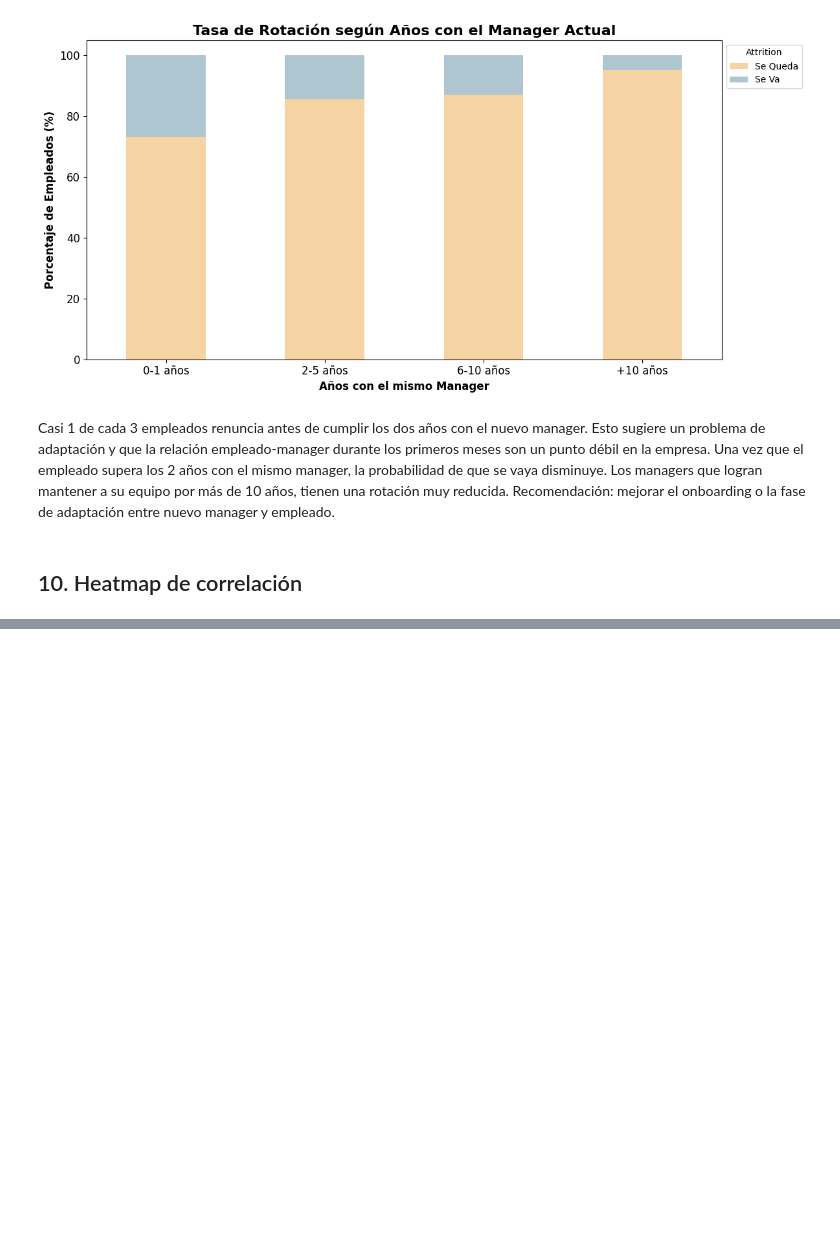
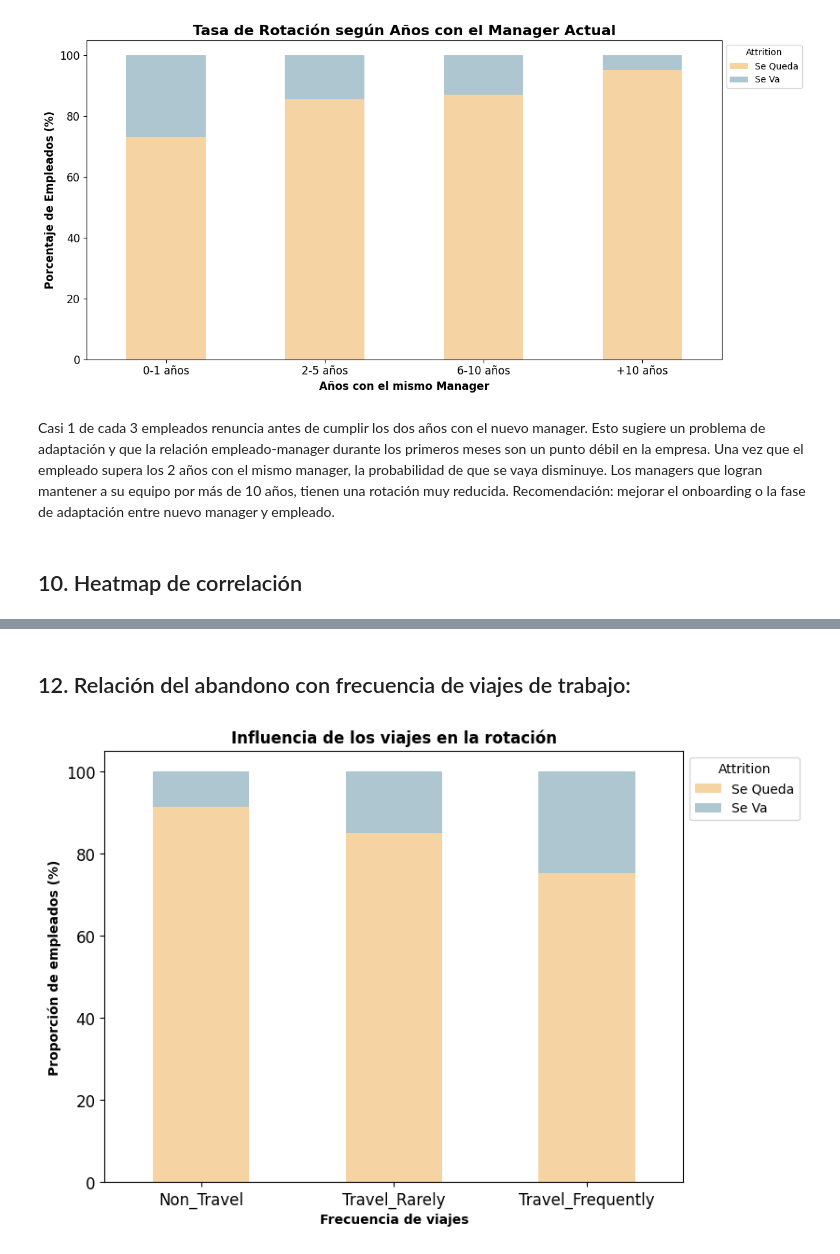
Before and after one commit to eva5ferrer/project-da-promo-63-modulo-3-team-1, a Jupyter notebook: fase-3-visualizacion.ipynb, the cells around one changed output, grey strips where cells are left out. Drawn from its saved outputs; the diff is of its cells as text; code cells hidden in the pictures; blank space fills up the shorter version.

```diff
--- a/fase-3-visualizacion.ipynb
+++ b/fase-3-visualizacion.ipynb
@@ -316,0 +398,22 @@ Mediante este Mapa de Calor, hemos identificado las palancas que realmente mueve
+# %% [markdown]
+## 12. Relación del abandono con frecuencia de viajes de trabajo:
+# %%
+# Creamos la tabla cruzada normalizada (cada fila suma 100%)
+tab_viajes = pd.crosstab(df_hr_limpios['business_travel'],
+                         df_hr_limpios['attrition_text'],
+                         normalize='index') * 100
+
+orden = ['Non_Travel', 'Travel_Rarely', 'Travel_Frequently']
+tab_viajes = tab_viajes.reindex(orden)
+
+colores = {'Se Va': '#AEC6CF', 'Se Queda': '#F5D3A3'}
+ax = tab_viajes.plot(kind='bar', stacked=True, color=colores, figsize=(8, 6))
+
+plt.title('Influencia de los viajes en la rotación',fontsize=12)
+plt.ylabel('Proporción de empleados (%)',fontsize=10)
+plt.xlabel('Frecuencia de viajes',fontsize=10)
+plt.xticks(rotation=0)
+plt.legend(title='Attrition', bbox_to_anchor=(1, 1))
+plt.show()
+# %% [output]
+[figure, added]
```
Also changed, not shown: parts of 21 cells of this notebook.
